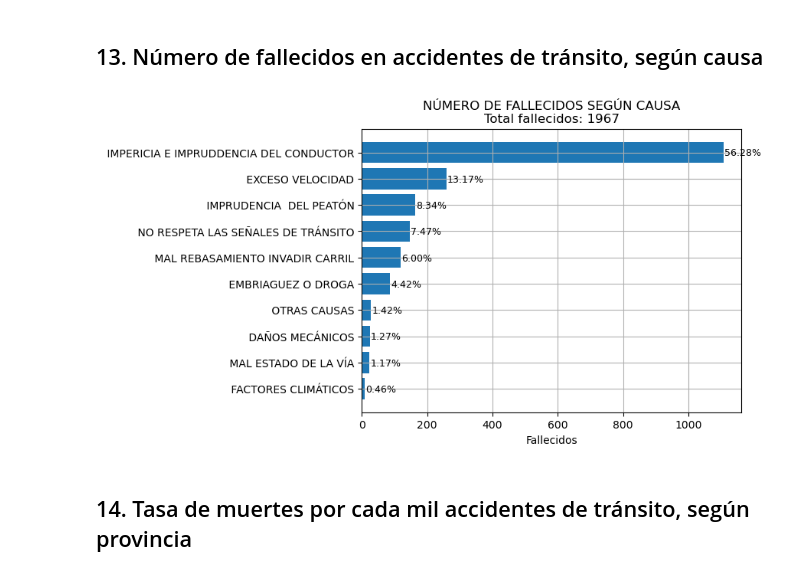
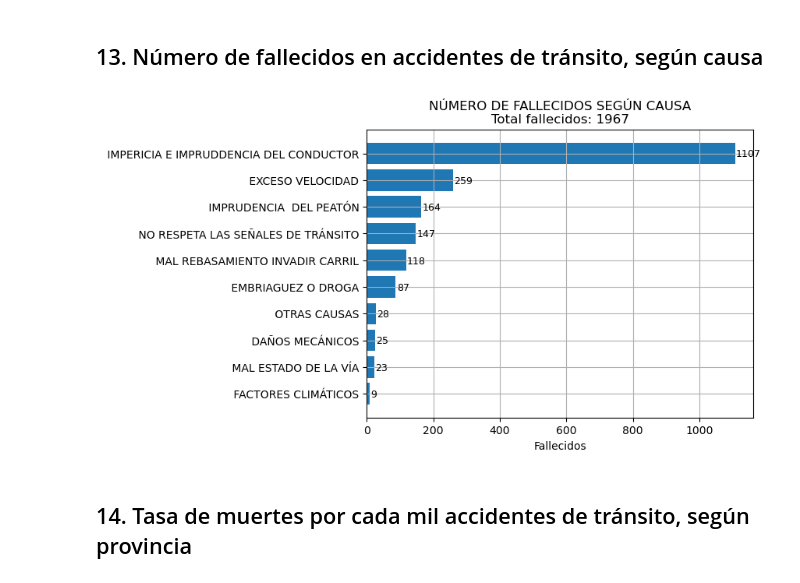
Before and after one commit to 2020-A-Python-GR1/py-arias-tuqueres-josue-nicolas, a Jupyter notebook: proyecto/Proyecto - Dataset CSV/Informe.ipynb, the cells around one changed output. Saved outputs shown, nothing was run; the diff lists cells and outputs as text; code cells hidden in the pictures.

```diff
--- a/proyecto/Proyecto Parte 2/Informe.ipynb
+++ b/proyecto/Proyecto - Dataset CSV/Informe.ipynb
@@ -492,20 +499,20 @@ graficoBarrasHorizontal(indice_causa,
 # %%
 fallecidos_por_causa = df[["CAUSA","NUM_FALLECIDO"]].groupby("CAUSA").sum().rename(diccionario_causa_probable).sort_values(by=['NUM_FALLECIDO'],ascending=False)
 
 indice_causa = fallecidos_por_causa.index
 datos_fallecidos = fallecidos_por_causa["NUM_FALLECIDO"]
 total_fallecidos = sum(list(datos_fallecidos))
 
 graficoBarrasHorizontal(indice_causa,
                         datos_fallecidos,
                         total_fallecidos,
                         'Fallecidos',
                         "NÚMERO DE FALLECIDOS SEGÚN CAUSA\nTotal fallecidos: " + str(total_fallecidos),
                         0.12,
                         9,
-                        True)
+                        False)
 # %% [output]
-[figure, old version]
+[figure, new version]
 # %% [markdown]
 <h2>14. Tasa de muertes por cada mil accidentes de tránsito, según provincia</h2>
 # %%
```
Also changed, not shown: parts of 16 cells of this notebook, 17 other files.
